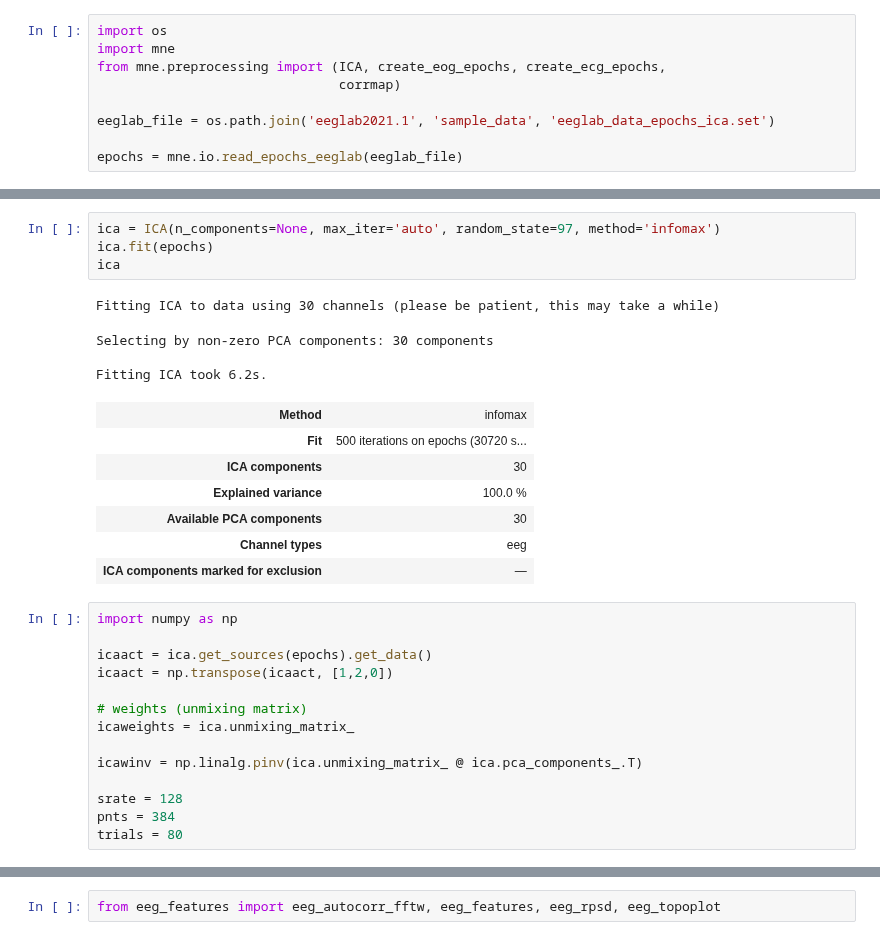
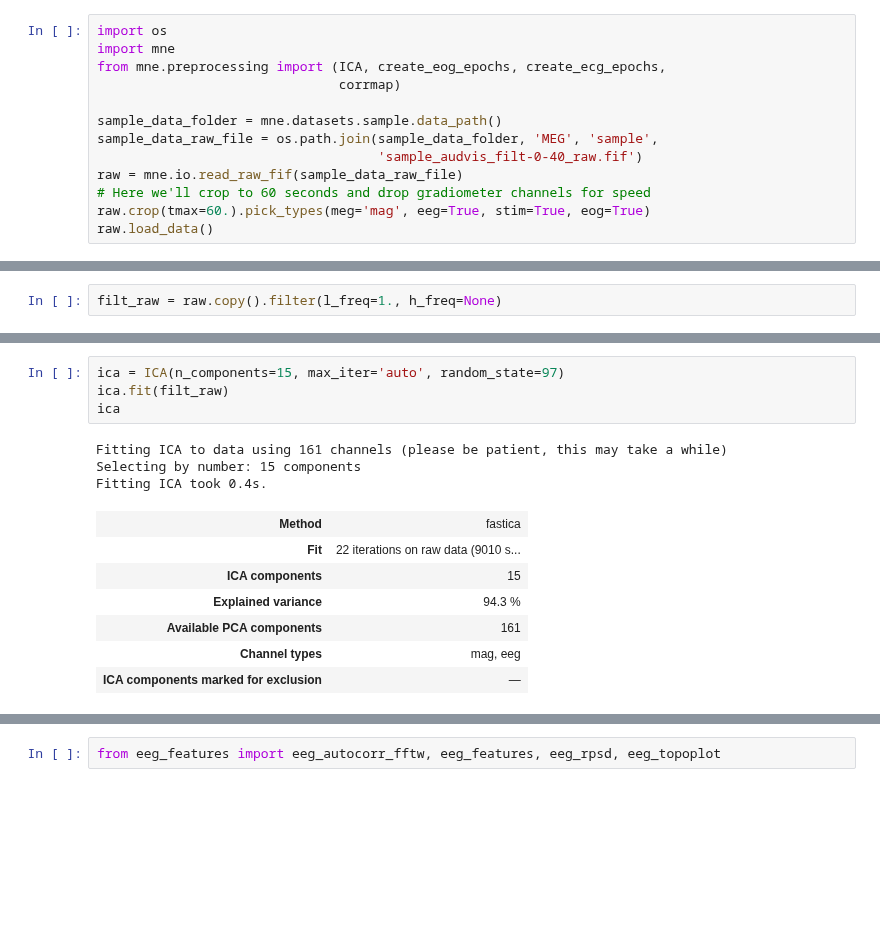
Before and after one commit to mne-tools/mne-icalabel, a Jupyter notebook: mneICA.ipynb, the cells around one changed output, grey strips where cells are left out. Drawn from its saved outputs; the diff is of its cells as text; blank space fills up the shorter version.

```diff
--- a/mneICA.ipynb
+++ b/mneICA.ipynb
@@ -4,7 +10,11 @@ import mne
 from mne.preprocessing import (ICA, create_eog_epochs, create_ecg_epochs,
                                corrmap)
 
-eeglab_file = os.path.join('eeglab2021.1', 'sample_data', 'eeglab_data_epochs_ica.set')
-
-epochs = mne.io.read_epochs_eeglab(eeglab_file)
+sample_data_folder = mne.datasets.sample.data_path()
+sample_data_raw_file = os.path.join(sample_data_folder, 'MEG', 'sample',
+                                    'sample_audvis_filt-0-40_raw.fif')
+raw = mne.io.read_raw_fif(sample_data_raw_file)
+# Here we'll crop to 60 seconds and drop gradiometer channels for speed
+raw.crop(tmax=60.).pick_types(meg='mag', eeg=True, stim=True, eog=True)
+raw.load_data()
 # %% [output]
@@ -24,0 +117,2 @@ epochs.get_data().shape
+# %%
+filt_raw = raw.copy().filter(l_freq=1., h_freq=None)
@@ -25,30 +137,15 @@ epochs.get_data().shape
 # %%
-ica = ICA(n_components=None, max_iter='auto', random_state=97, method='infomax')
-ica.fit(epochs)
+ica = ICA(n_components=15, max_iter='auto', random_state=97)
+ica.fit(filt_raw)
 ica
 # %% [output]
-Fitting ICA to data using 30 channels (please be patient, this may take a while)
+Fitting ICA to data using 161 channels (please be patient, this may take a while)
+Selecting by number: 15 components
+Fitting ICA took 0.4s.
-Selecting by non-zero PCA components: 30 components
-
-Fitting ICA took 6.2s.
-| Method | infomax |
-| Fit | 500 iterations on epochs (30720 s... |
-| ICA components | 30 |
-| Explained variance | 100.0 % |
-| Available PCA components | 30 |
-| Channel types | eeg |
+| Method | fastica |
+| Fit | 22 iterations on raw data (9010 s... |
+| ICA components | 15 |
+| Explained variance | 94.3 % |
+| Available PCA components | 161 |
+| Channel types | mag, eeg |
 | ICA components marked for exclusion | — |
-# %%
-import numpy as np
-
-icaact = ica.get_sources(epochs).get_data()
-icaact = np.transpose(icaact, [1,2,0])
-
-# weights (unmixing matrix)
-icaweights = ica.unmixing_matrix_
-
-icawinv = np.linalg.pinv(ica.unmixing_matrix_ @ ica.pca_components_.T)
-
-srate = 128
-pnts = 384
-trials = 80
```
Also changed, not shown: parts of 27 cells of this notebook, 4 other files.
